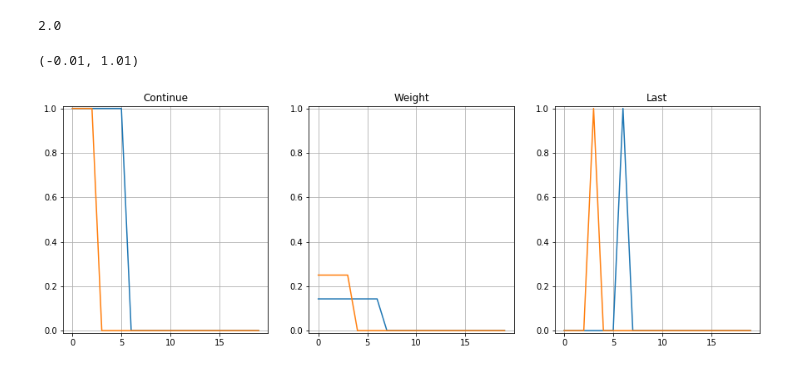
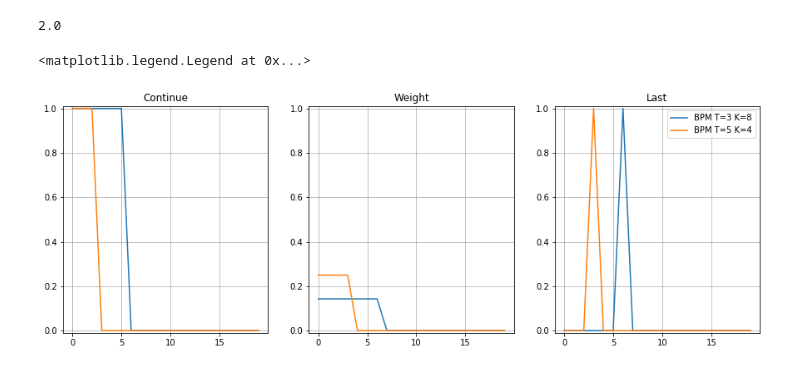
Before and after one commit to leifos/cwl, a Jupyter notebook: examples/CWL-Weights-Notebook.ipynb, the cells around one changed output. Saved outputs shown, nothing was run; the diff lists cells and outputs as text; code cells hidden in the pictures.

```diff
--- a/examples/CWL-Weights-Notebook.ipynb
+++ b/examples/CWL-Weights-Notebook.ipynb
@@ -110,28 +108,29 @@ bpm33.measure(t2)
 # %%
 plt.figure(figsize=(15,5))
 plt.subplots_adjust(hspace=0.2)
 ax = plt.subplot(131)
 plt.title('Continue')
 n=20
 plt.plot(range(0,n),bpm38.c_vector(t2)[0:n])
 plt.plot(range(0,n),bpm33.c_vector(t2)[0:n])
 
 plt.grid(True)
 ax.set_ylim(ymin=-0.01, ymax=1.01)
 
 ax = plt.subplot(132)
 plt.title('Weight')
 plt.plot(range(0,n),bpm38.w_vector(t2)[0:n])
 plt.plot(range(0,n),bpm33.w_vector(t2)[0:n])
 plt.grid(True)
 ax.set_ylim(ymin=-0.01, ymax=1.01)
 
 ax = plt.subplot(133)
 plt.title('Last')
 plt.plot(range(0,n),bpm38.l_vector(t2)[0:n])
 plt.plot(range(0,n),bpm33.l_vector(t2)[0:n])
 plt.grid(True)
 ax.set_ylim(ymin=-0.01, ymax=1.01)
+plt.legend(['BPM T=3 K=8', 'BPM T=5 K=4'])
 # %% [output]
-(-0.01, 1.01)
+<matplotlib.legend.Legend at 0x...>
-[figure, old version]
+[figure, new version]
```
Also changed, not shown: parts of 1 cell of this notebook, 1 other file.
